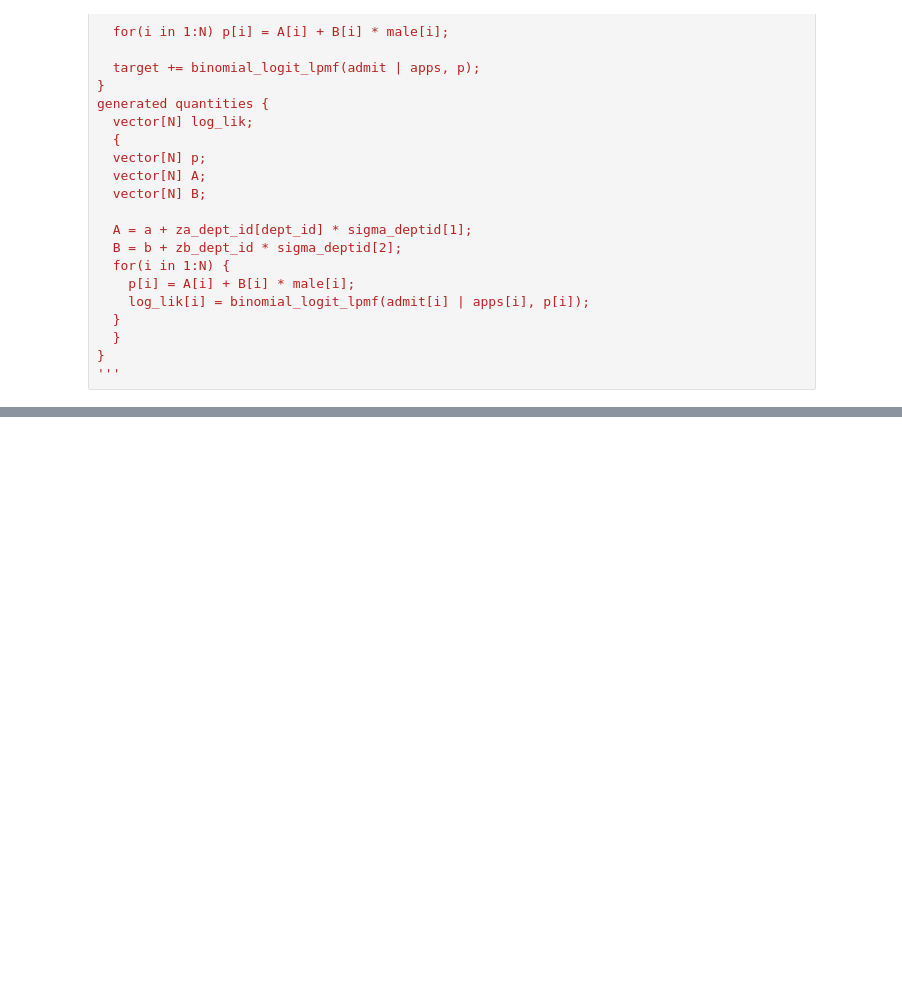
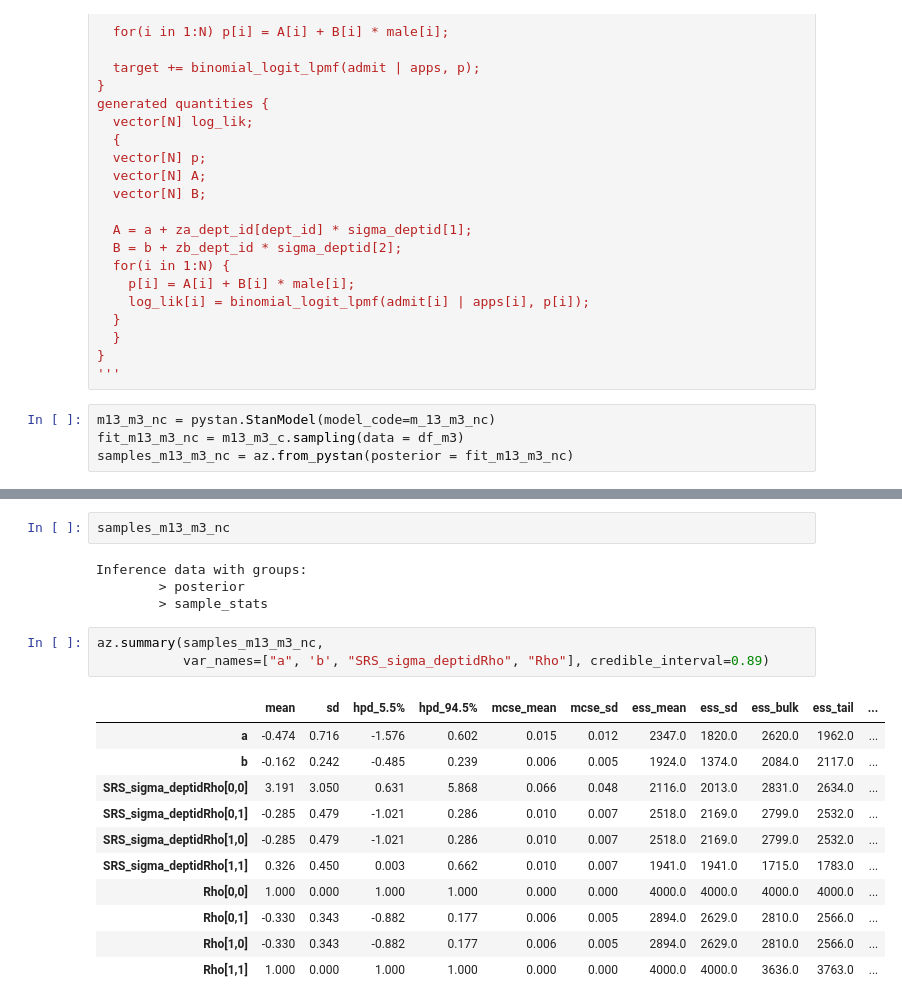
Before and after one commit to bennywee/rethinking_notes, a Jupyter notebook: chapter_13/ch_13_stan.ipynb, the cells around one changed output, grey strips where cells are left out. Cells and saved outputs as stored; diff of their text form; blank space fills up the shorter version.

Commit message:
completed ch13 stan

```diff
--- a/chapter_13/ch_13_stan.ipynb
+++ b/chapter_13/ch_13_stan.ipynb
@@ -344,3 +346,7 @@ generated quantities {
   }
 }
 '''
+# %%
+m13_m3_nc = pystan.StanModel(model_code=m_13_m3_nc)
+fit_m13_m3_nc = m13_m3_c.sampling(data = df_m3)
+samples_m13_m3_nc = az.from_pystan(posterior = fit_m13_m3_nc)
@@ -346,0 +359,21 @@ generated quantities {
+# %%
+samples_m13_m3_nc
+# %% [output]
+Inference data with groups:
+        > posterior
+        > sample_stats
+# %%
+az.summary(samples_m13_m3_nc,
+           var_names=["a", 'b', "SRS_sigma_deptidRho", "Rho"], credible_interval=0.89)
+# %% [output]
+|  | mean | sd | hpd_5.5% | hpd_94.5% | mcse_mean | mcse_sd | ess_mean | ess_sd | ess_bulk | ess_tail | ... |
+| a | -0.474 | 0.716 | -1.576 | 0.602 | 0.015 | 0.012 | 2347.0 | 1820.0 | 2620.0 | 1962.0 | ... |
+| b | -0.162 | 0.242 | -0.485 | 0.239 | 0.006 | 0.005 | 1924.0 | 1374.0 | 2084.0 | 2117.0 | ... |
+| SRS_sigma_deptidRho[0,0] | 3.191 | 3.050 | 0.631 | 5.868 | 0.066 | 0.048 | 2116.0 | 2013.0 | 2831.0 | 2634.0 | ... |
+| SRS_sigma_deptidRho[0,1] | -0.285 | 0.479 | -1.021 | 0.286 | 0.010 | 0.007 | 2518.0 | 2169.0 | 2799.0 | 2532.0 | ... |
+| SRS_sigma_deptidRho[1,0] | -0.285 | 0.479 | -1.021 | 0.286 | 0.010 | 0.007 | 2518.0 | 2169.0 | 2799.0 | 2532.0 | ... |
+| SRS_sigma_deptidRho[1,1] | 0.326 | 0.450 | 0.003 | 0.662 | 0.010 | 0.007 | 1941.0 | 1941.0 | 1715.0 | 1783.0 | ... |
+| Rho[0,0] | 1.000 | 0.000 | 1.000 | 1.000 | 0.000 | 0.000 | 4000.0 | 4000.0 | 4000.0 | 4000.0 | ... |
+| Rho[0,1] | -0.330 | 0.343 | -0.882 | 0.177 | 0.006 | 0.005 | 2894.0 | 2629.0 | 2810.0 | 2566.0 | ... |
+| Rho[1,0] | -0.330 | 0.343 | -0.882 | 0.177 | 0.006 | 0.005 | 2894.0 | 2629.0 | 2810.0 | 2566.0 | ... |
+| Rho[1,1] | 1.000 | 0.000 | 1.000 | 1.000 | 0.000 | 0.000 | 4000.0 | 4000.0 | 3636.0 | 3763.0 | ... |
```
Also changed, not shown: parts of 24 cells of this notebook, 1 other file.
